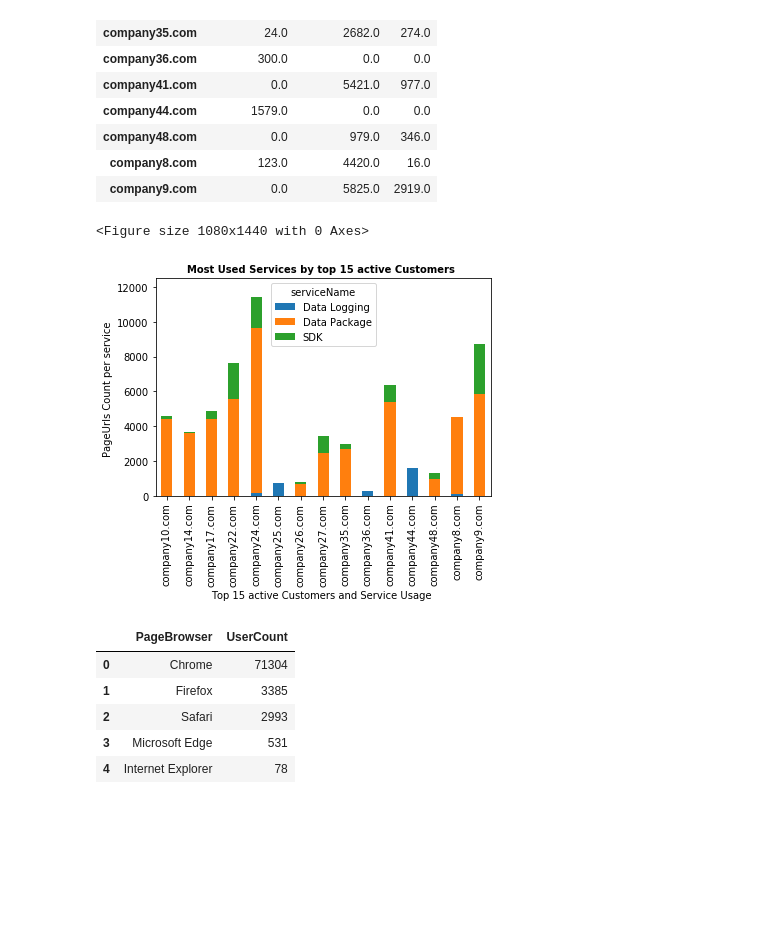
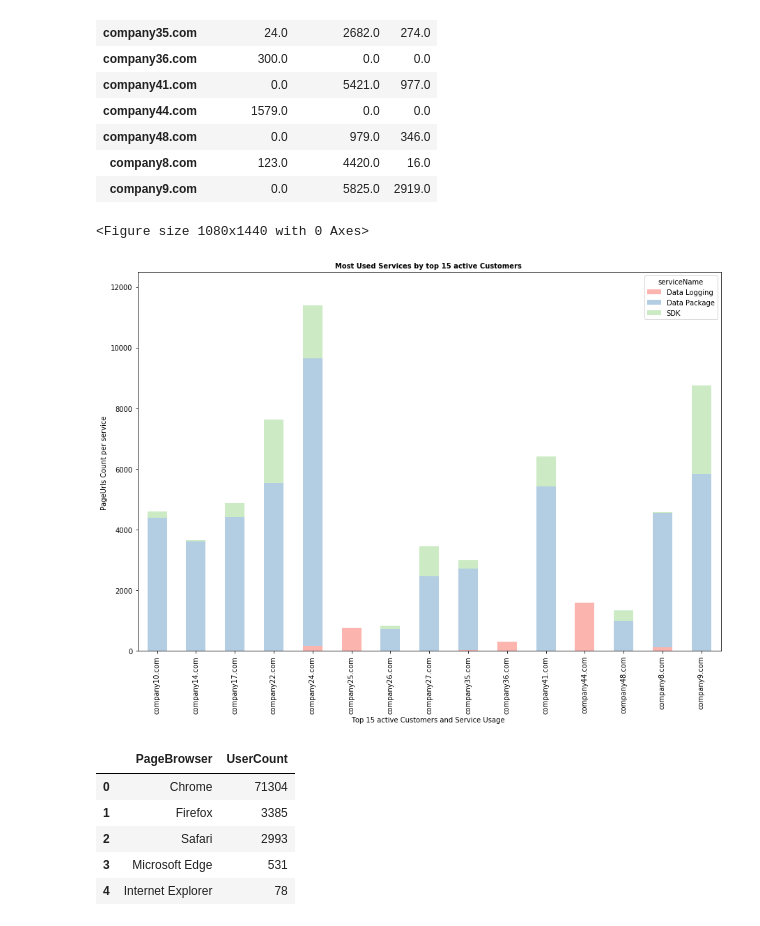
Before and after one commit to AnjaliMangal/MQL-Project-Main, a Jupyter notebook: LoadExternalDataAndWork.ipynb, the cells around one changed output. Saved outputs shown, nothing was run; the diff lists cells and outputs as text; code cells hidden in the pictures; blank space fills up the shorter version.

Commit message:
adding color and size updates

```diff
--- a/LoadExternalDataAndWork.ipynb
+++ b/LoadExternalDataAndWork.ipynb
@@ -310,17 +383,18 @@ pivot_df
 # %%
 ## Creating stacked graph
 plt.figure(figsize= (15,20))
-pivot_df.plot.bar(stacked=True)
+pivot_df.plot.bar(stacked=True,colors=Pastel1_7.hex_colors,figsize=(15,10))
+#pivot_df.plot.bar(stacked=True)
 plt.xlabel("Top 15 active Customers and Service Usage ")
 plt.ylabel("PageUrls Count per service ")
 plt.title("Most Used Services by top 15 active Customers ",fontsize =10,fontweight='bold')
 plt.ylim(0,pivot_df["Data Package"].max() +3000)
 # Save Figure
 plt.savefig("../imgs/Top15Customer_ServiceUsage.png")
 plt.show()
 # %% [output]
 <Figure size 1080x1440 with 0 Axes>
-[figure, old version]
+[figure, new version]
 # %%
 ## Now we need to answer Most Popular Browsers with our customers
 # Checking the types of Browsers used by customers
```
Also changed, not shown: parts of 9 cells of this notebook.
